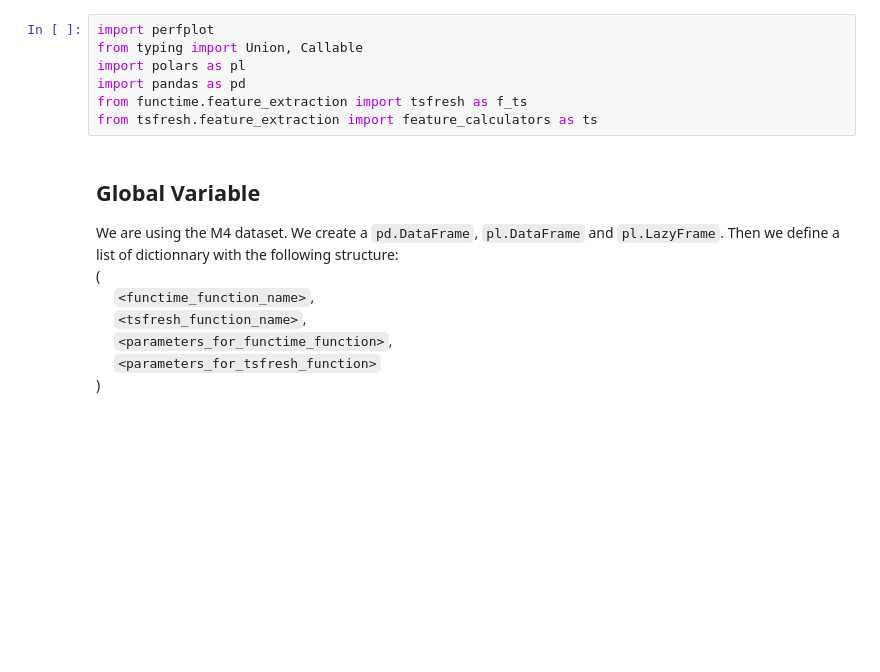
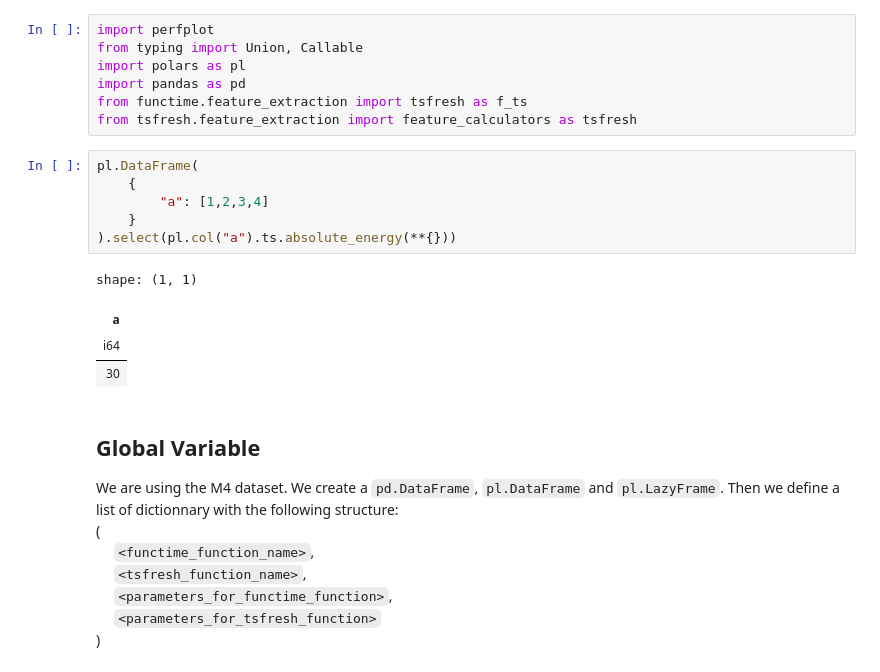
Before and after one commit to functime-org/functime, a Jupyter notebook: benchmarks/functime_tsfresh_benchmark.ipynb, the cells around one changed output. Saved outputs shown, nothing was run; the diff lists cells and outputs as text; blank space fills up the shorter version.

```diff
--- a/benchmarks/functime_tsfresh_benchmark.ipynb
+++ b/benchmarks/functime_tsfresh_benchmark.ipynb
@@ -4,7 +4,18 @@ from typing import Union, Callable
 import polars as pl
 import pandas as pd
 from functime.feature_extraction import tsfresh as f_ts
-from tsfresh.feature_extraction import feature_calculators as ts
+from tsfresh.feature_extraction import feature_calculators as tsfresh
+# %%
+pl.DataFrame(
+    {
+        "a": [1,2,3,4]
+    }
+).select(pl.col("a").ts.absolute_energy(**{}))
+# %% [output]
+shape: (1, 1)
+| a |
+| i64 |
+| 30 |
 # %% [markdown]
 ## Global Variable
 
```
Also changed, not shown: parts of 6 cells of this notebook.
